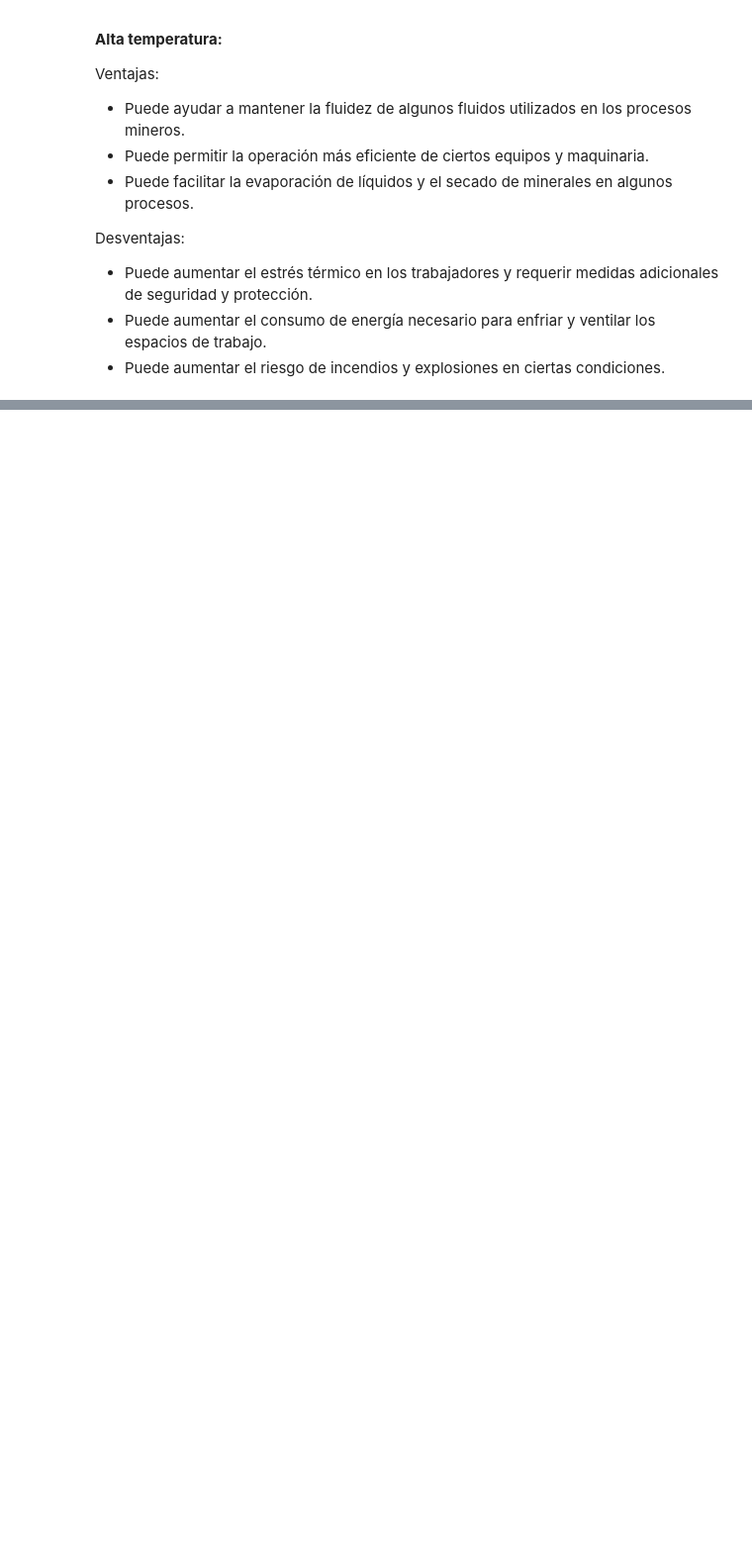
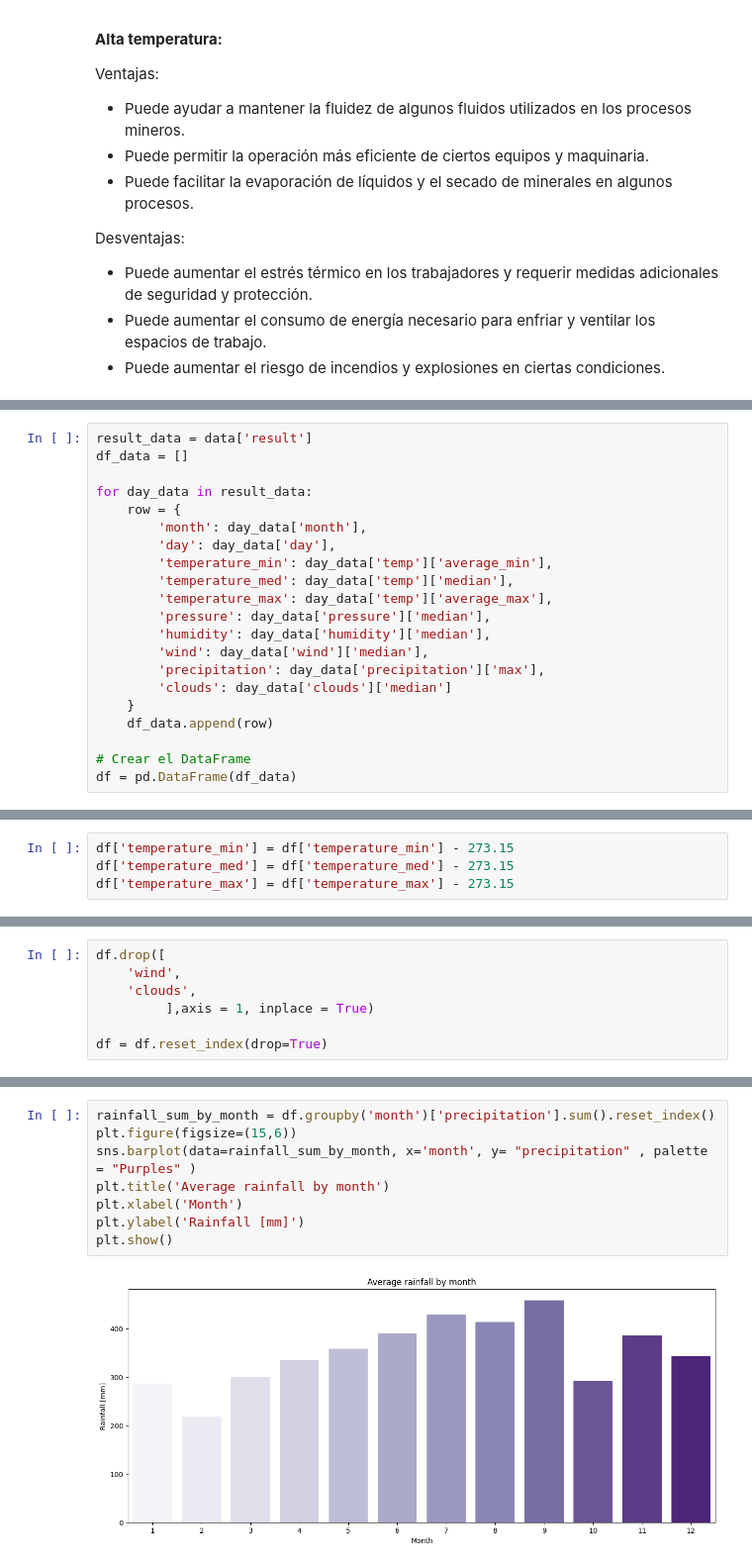
Before and after one commit to Juanmagithb/bendigo, a Jupyter notebook: SegundaEntrega+Alegre.ipynb, the cells around one changed output, grey strips where cells are left out. Shown at 99% size. Cells and saved outputs as stored; diff of their text form; blank space fills up the shorter version.

```diff
--- a/SegundaEntrega+Alegre.ipynb
+++ b/SegundaEntrega+Alegre.ipynb
@@ -255,0 +285,21 @@ Link: https://colab.research.google.com/drive/1N0yMu0rMRLo0jADOwDs_QUKQc0zp1asI?
+# %%
+result_data = data['result']
+df_data = []
+
+for day_data in result_data:
+    row = {
+        'month': day_data['month'],
+        'day': day_data['day'],
+        'temperature_min': day_data['temp']['average_min'],
+        'temperature_med': day_data['temp']['median'],
+        'temperature_max': day_data['temp']['average_max'],
+        'pressure': day_data['pressure']['median'],
+        'humidity': day_data['humidity']['median'],
+        'wind': day_data['wind']['median'],
+        'precipitation': day_data['precipitation']['max'],
+        'clouds': day_data['clouds']['median']
+    }
+    df_data.append(row)
+
+# Crear el DataFrame
+df = pd.DataFrame(df_data)
@@ -255,0 +348,4 @@ Link: https://colab.research.google.com/drive/1N0yMu0rMRLo0jADOwDs_QUKQc0zp1asI?
+# %%
+df['temperature_min'] = df['temperature_min'] - 273.15
+df['temperature_med'] = df['temperature_med'] - 273.15
+df['temperature_max'] = df['temperature_max'] - 273.15
@@ -255,0 +360,7 @@ Link: https://colab.research.google.com/drive/1N0yMu0rMRLo0jADOwDs_QUKQc0zp1asI?
+# %%
+df.drop([
+    'wind',
+    'clouds',
+         ],axis = 1, inplace = True)
+
+df = df.reset_index(drop=True)
@@ -255,0 +375,10 @@ Link: https://colab.research.google.com/drive/1N0yMu0rMRLo0jADOwDs_QUKQc0zp1asI?
+# %%
+rainfall_sum_by_month = df.groupby('month')['precipitation'].sum().reset_index()
+plt.figure(figsize=(15,6))
+sns.barplot(data=rainfall_sum_by_month, x='month', y= "precipitation" , palette = "Purples" )
+plt.title('Average rainfall by month')
+plt.xlabel('Month')
+plt.ylabel('Rainfall [mm]')
+plt.show()
+# %% [output]
+[figure, added]
```
Also changed, not shown: parts of 41 cells of this notebook.
